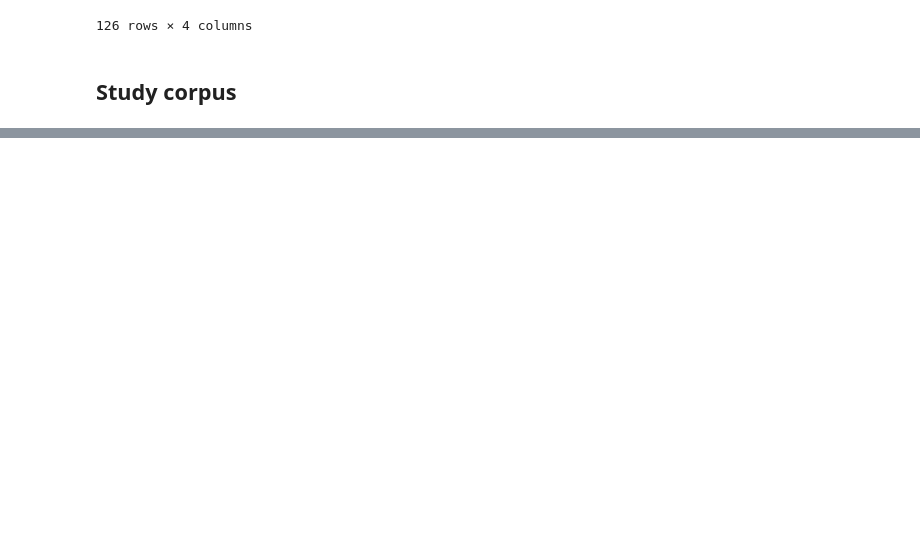
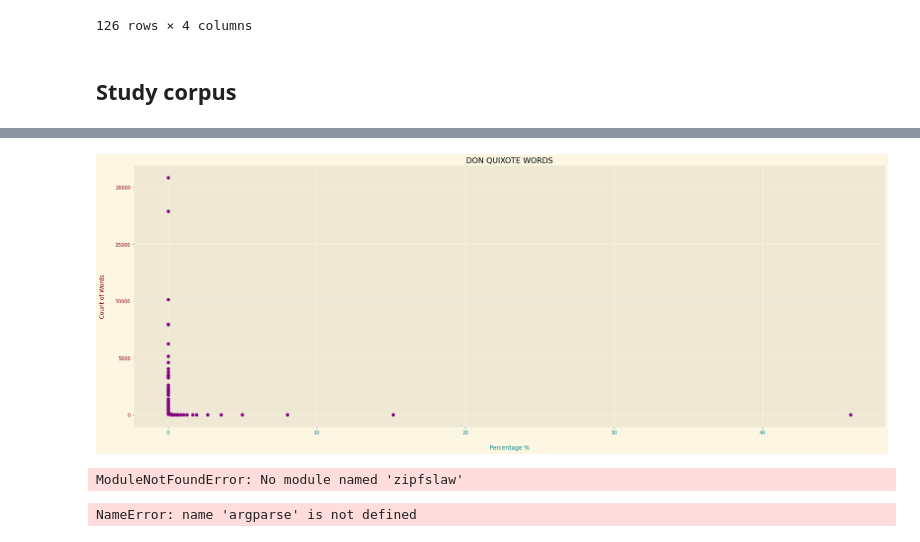
Before and after one commit to blancaorlandis/don_quixote, a Jupyter notebook: notebook/DonQuixote_Overview.ipynb, the cells around one changed output, grey strips where cells are left out. Drawn from its saved outputs; the diff is of its cells as text; code cells hidden in the pictures; blank space fills up the shorter version.

```diff
--- a/notebook/DonQuixote_Overview.ipynb
+++ b/notebook/DonQuixote_Overview.ipynb
@@ -201,0 +112,9 @@ Reference:  https://stackoverflow.com/questions/48224162/knitr-wont-compile-pdf-
+# %%
+dataframe_wordscount_countfreq = dataframe_quixote_bag_of_words.sum(axis=0).reset_index(False).sort_values(0, ascending=False).reset_index(drop=True)
+dataframe_wordscount_countfreq.columns = ['word', 'wordcount']
+dataframe_wordscount_countfreq['word_length'] = dataframe_wordscount_countfreq["word"].str.len()
+
+dataframe_wordscount_countfreq = dataframe_wordscount_countfreq.groupby('wordcount').size().reset_index()
+dataframe_wordscount_countfreq.columns = ['wordcount', 'countfreq']
+dataframe_wordscount_countfreq['countfreq_%'] = 100*dataframe_wordscount_countfreq['countfreq']/dataframe_wordscount_countfreq['countfreq'].sum()
+dataframe_wordscount_countfreq
@@ -201,0 +135,16 @@ Reference:  https://stackoverflow.com/questions/48224162/knitr-wont-compile-pdf-
+# %%
+with plt.style.context('Solarize_Light2'):
+  plt.figure(figsize=(28,10))
+  plt.scatter(x=dataframe_wordscount_countfreq['countfreq_%'],
+              y=dataframe_wordscount_countfreq['wordcount'], color='purple')
+  plt.title("DON QUIXOTE WORDS")
+  plt.xlabel("Percentage %", labelpad=20, color='darkcyan')
+  plt.ylabel("Count of Words", labelpad=20, color='darkred')
+  ax = plt.gca()
+  ax.tick_params(axis='x', colors='darkcyan')
+  ax.tick_params(axis='y', colors='darkred')
+  #plt.xscale('log')
+  #plt.yscale('log')
+  plt.show()
+# %% [output]
+[figure, added]
@@ -201,0 +268,5 @@ Reference:  https://stackoverflow.com/questions/48224162/knitr-wont-compile-pdf-
+# %%
+zipf_table = zipfslaw.generate_zipf_table(text=dataframe_quixote['ChapterCorpus'], top=135)
+zipfslaw.print_zipf_table(zipf_table)
+# %% [output]
+ModuleNotFoundError: No module named 'zipfslaw'
@@ -201,0 +299,10 @@ Reference:  https://stackoverflow.com/questions/48224162/knitr-wont-compile-pdf-
+# %%
+if __name__ == "__main__":
+    parser = argparse.ArgumentParser(description="Compute zipf distribution")
+    parser.add_argument("--in_folder", help="the input folder")
+    parser.add_argument("--out_folder", help="the output folder")
+    args = parser.parse_args()
+
+    main(args)
+# %% [output]
+NameError: name 'argparse' is not defined
```
Also changed, not shown: parts of 21 cells of this notebook, 1 other file.
